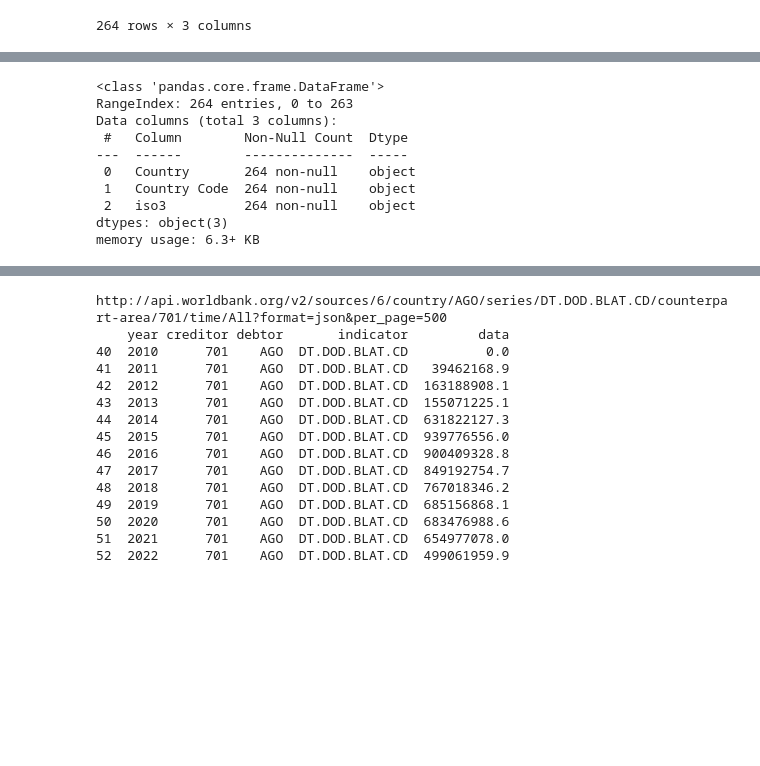
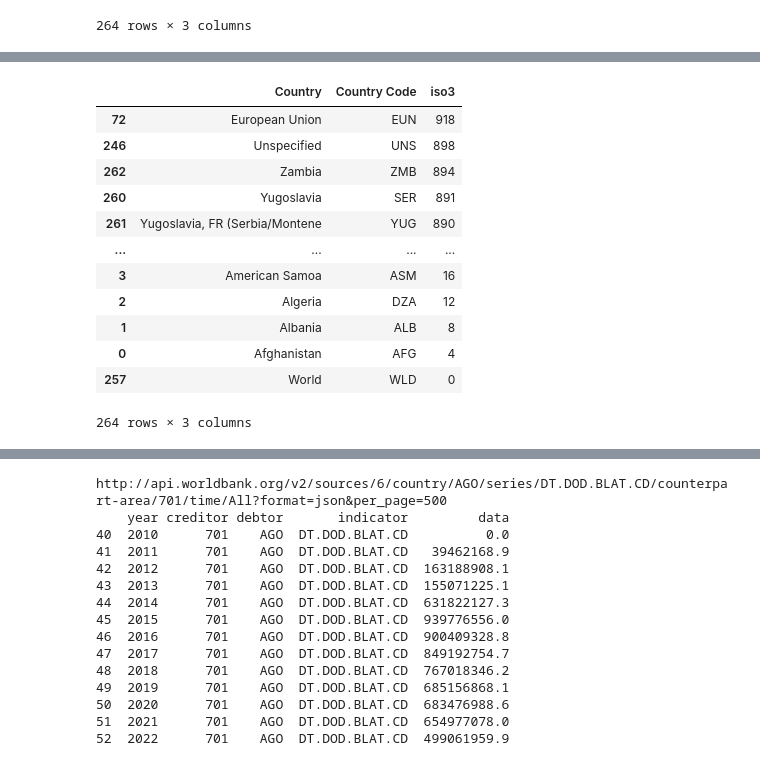
Before and after one commit to pullz6/Debt_Analysis, a Jupyter notebook: Debt Statistics.ipynb, the cells around one changed output, grey strips where cells are left out. Drawn from its saved outputs; the diff is of its cells as text; code cells hidden in the pictures; blank space fills up the shorter version.

```diff
--- a/Debt Statistics.ipynb
+++ b/Debt Statistics.ipynb
@@ -47,13 +58,16 @@ df['iso3'] = df['iso3'].astype(str)
 # %%
-df.info()
+df.sort_values(by=['iso3'], ascending=False)
 # %% [output]
+|  | Country | Country Code | iso3 |
+| 72 | European Union | EUN | 918 |
+| 246 | Unspecified | UNS | 898 |
+| 262 | Zambia | ZMB | 894 |
+| 260 | Yugoslavia | SER | 891 |
+| 261 | Yugoslavia, FR (Serbia/Montene | YUG | 890 |
+| ... | ... | ... | ... |
+| 3 | American Samoa | ASM | 16 |
+| 2 | Algeria | DZA | 12 |
+| 1 | Albania | ALB | 8 |
+| 0 | Afghanistan | AFG | 4 |
+| 257 | World | WLD | 0 |
-<class 'pandas.core.frame.DataFrame'>
-RangeIndex: 264 entries, 0 to 263
-Data columns (total 3 columns):
- #   Column        Non-Null Count  Dtype
----  ------        --------------  -----
- 0   Country       264 non-null    object
- 1   Country Code  264 non-null    object
- 2   iso3          264 non-null    object
-dtypes: object(3)
-memory usage: 6.3+ KB
+264 rows × 3 columns
```
Also changed, not shown: parts of 5 cells of this notebook, 1 other file.
